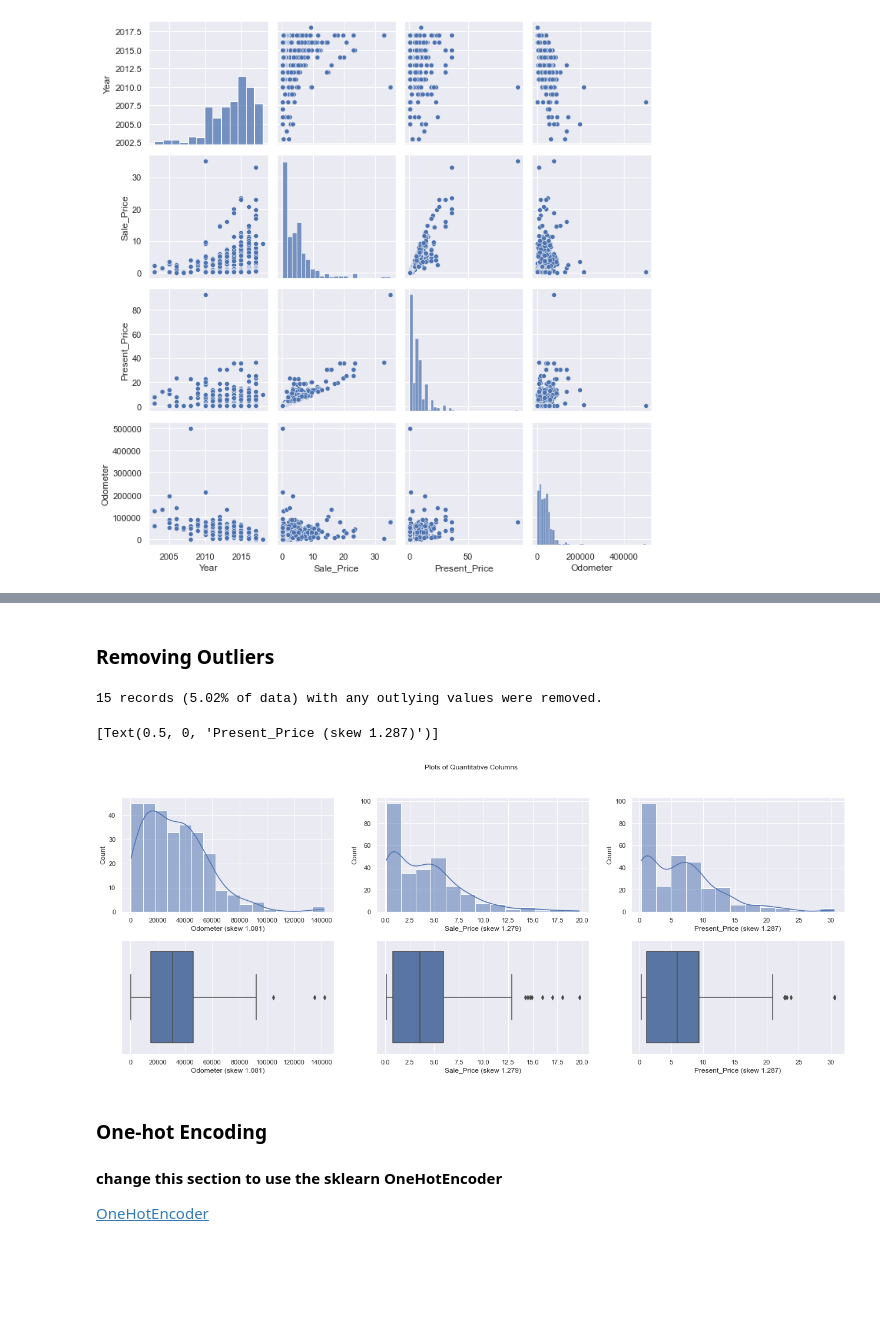
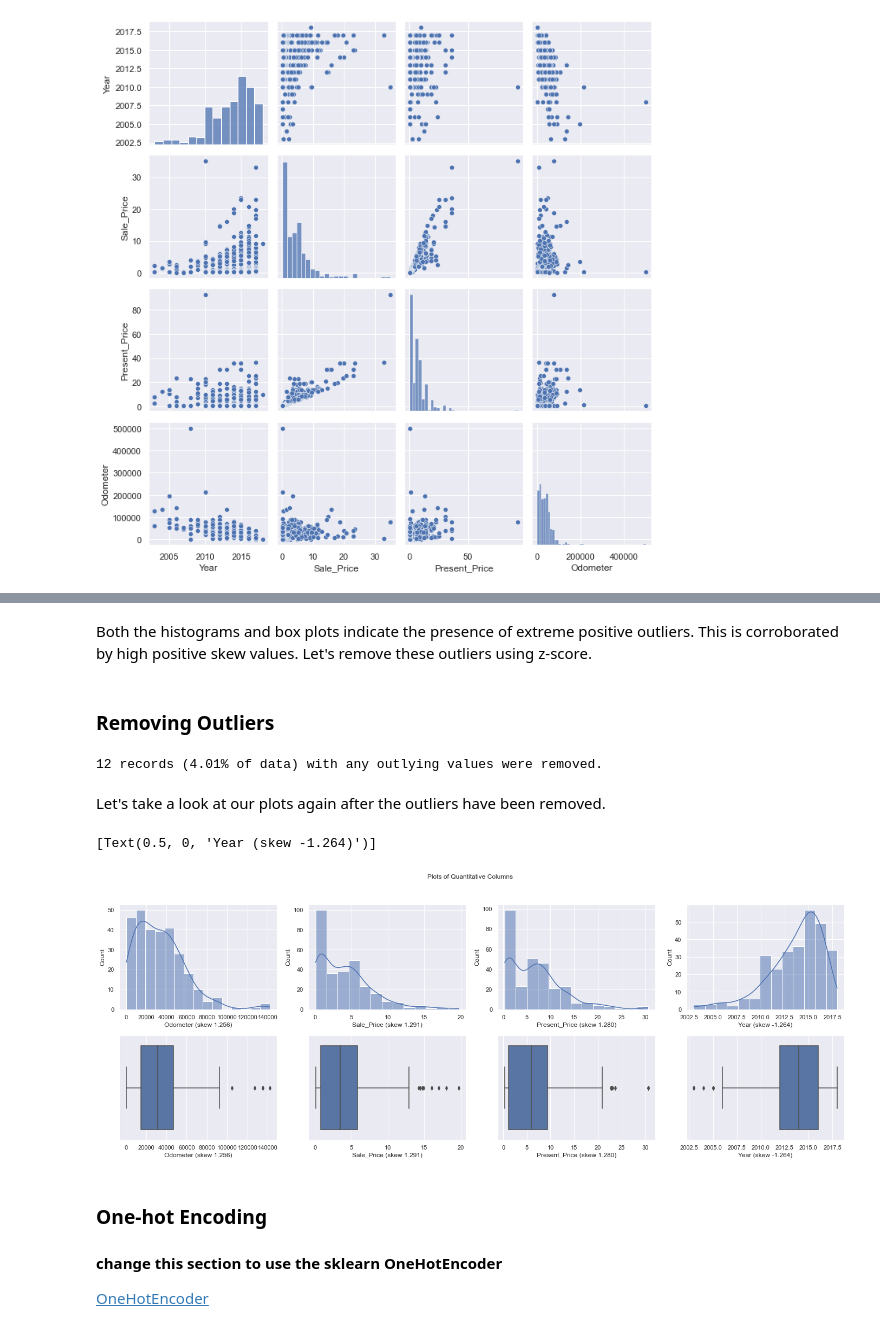
Before and after one commit to mattzenner/car_price_prediction, a Jupyter notebook: MLpractice_Car_Price.ipynb, the cells around one changed output, grey strips where cells are left out. Drawn from its saved outputs; the diff is of its cells as text; code cells hidden in the pictures; blank space fills up the shorter version.

```diff
--- a/MLpractice_Car_Price.ipynb
+++ b/MLpractice_Car_Price.ipynb
@@ -19,13 +16,12 @@ import pandas as pd
 import seaborn as sns
 from scipy import stats
 import matplotlib.pyplot as plt
-from sklearn.model_selection import ShuffleSplit
 
 # Pretty display for notebooks
 %matplotlib inline
 
 # Load the car price dataset from .csv to DataFrame
-data = pd.read_csv('C:\\Users\\xD\\Downloads\\car_price_data\\car_data.csv')
+data = pd.read_csv('https://raw.githubusercontent.com/mattzenner/kaggle_car_price_prediction/branch_c/car_data.csv?token=GHSAT0AAAAAABZTC25W7RRYIZ4BIAWBBOIUY26FQWA')
 data
 # %% [output]
 |  | Car_Name | Year | Selling_Price | Present_Price | Driven_kms | Fuel_Type | Selling_type | Transmission | ... |
@@ -80,0 +60,4 @@ data['History'] = data['History'].replace(to_replace={0: 'New', 1: 'Used', 2: 'U
+# %%
+data = data.rename({'Driven_kms': 'Odometer', 'Selling_type': 'Transaction', 'Owner': 'History', 'Fuel_Type': 'Fuel', 'Selling_Price': 'Sale_Price'}, axis=1)
+data['History'] = data['History'].replace(to_replace={0: 'New', 1: 'Used', 2: 'Used', 3: 'Used'})
+data.head(1)
@@ -124,37 +165,43 @@ sns.boxplot(ax=axes[1, 2], data=data, x='Present_Price').set(xlabel='Present_Pri
+# %% [markdown]
+Both the histograms and box plots indicate the presence of extreme positive outliers. This is corroborated by high positive skew values. Let's remove these outliers using z-score.
 # %% [markdown]
 <h3>Removing Outliers</h3>
-# %%
-# remove outliers based on Z-score as per
-# https://stackoverflow.com/questions/23199796/detect-and-exclude-outliers-in-a-pandas-dataframe
-# all records with a value more than 3 standard deviations away from the mean for any column will be removed
-length_before_outliers = len(data)
-
-data = data[(np.abs(stats.zscore(data.select_dtypes(['number']))) < 3).all(axis=1)]
-
-records_removed = length_before_outliers - len(data)
-percent_removed = (records_removed / length_before_outliers) * 100
-print('{} records ({:.2f}% of data) with any outlying values were removed. '.format(records_removed, percent_removed))
-# %% [output]
-15 records (5.02% of data) with any outlying values were removed.
+# %%
+# remove outliers based on z-score
+# https://stackoverflow.com/questions/23199796/detect-and-exclude-outliers-in-a-pandas-dataframe
+# all rows with a value more than 3 standard deviations away from the mean (z-score > 3) for Sale_Price, Present_Price, or Odometer will be removed
+
+length_before_outliers = len(data)
+data = data[(np.abs(stats.zscore(data[['Sale_Price', 'Present_Price', 'Odometer']])) <= 3).all(axis=1)]
+data = data.reset_index(drop=True)
+
+records_removed = length_before_outliers - len(data)
+percent_removed = (records_removed / length_before_outliers) * 100
+print(f"{records_removed} records ({percent_removed:.2f}% of data) with any outlying values were removed.")
+# %% [output]
+12 records (4.01% of data) with any outlying values were removed.
+# %% [markdown]
+Let's take a look at our plots again after the outliers have been removed.
 # %%
-# Let's take a look at our plots again after the outliers have been removed.
-# https://seaborn.pydata.org/generated/seaborn.boxplot.html
-
+year_skew = data['Year'].skew()
 odometer_skew = data['Odometer'].skew()
 selling_skew = data['Sale_Price'].skew()
 present_skew = data['Present_Price'].skew()
 
-fig, axes = plt.subplots(2, 3, figsize=(22, 8))
+fig, axes = plt.subplots(2, 4, figsize=(24, 8))
 plt.subplots_adjust(hspace=0.25)
 fig.suptitle('Plots of Quantitative Columns')
 
 sns.histplot(ax=axes[0, 0], data=data, x='Odometer', kde=True).set(xlabel='Odometer (skew {:.3f})'.format(odometer_skew))
 sns.histplot(ax=axes[0, 1], data=data, x='Sale_Price', kde=True).set(xlabel='Sale_Price (skew {:.3f})'.format(selling_skew))
 sns.histplot(ax=axes[0, 2], data=data, x='Present_Price', kde=True).set(xlabel='Present_Price (skew {:.3f})'.format(present_skew))
+sns.histplot(ax=axes[0, 3], data=data, x='Year', kde=True).set(xlabel='Year (skew {:.3f})'.format(year_skew))
+
 
 sns.boxplot(ax=axes[1, 0], data=data, x='Odometer').set(xlabel='Odometer (skew {:.3f})'.format(odometer_skew))
 sns.boxplot(ax=axes[1, 1], data=data, x='Sale_Price').set(xlabel='Sale_Price (skew {:.3f})'.format(selling_skew))
 sns.boxplot(ax=axes[1, 2], data=data, x='Present_Price').set(xlabel='Present_Price (skew {:.3f})'.format(present_skew))
+sns.boxplot(ax=axes[1, 3], data=data, x='Year').set(xlabel='Year (skew {:.3f})'.format(year_skew))
 # %% [output]
-[Text(0.5, 0, 'Present_Price (skew 1.287)')]
+[Text(0.5, 0, 'Year (skew -1.264)')]
-[figure, old version]
+[figure, new version]
```
Also changed, not shown: parts of 80 cells of this notebook.
